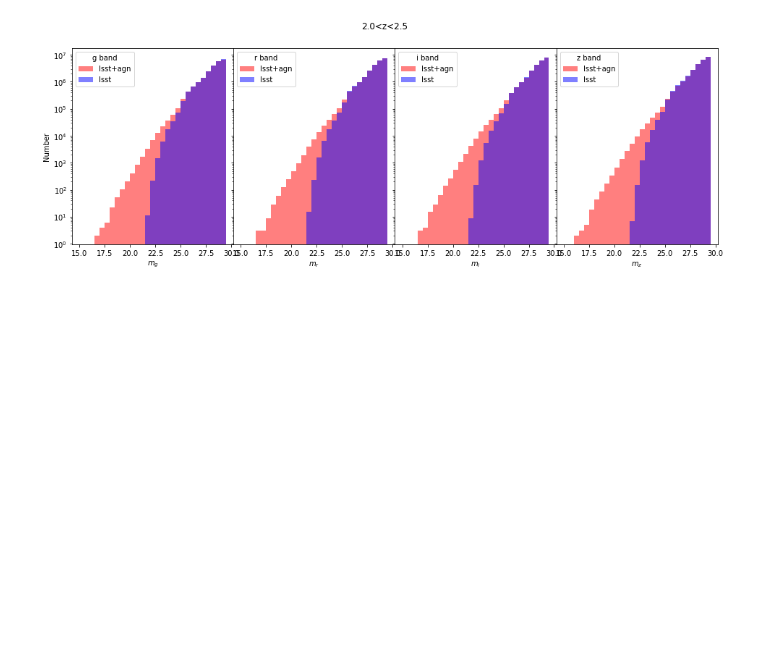
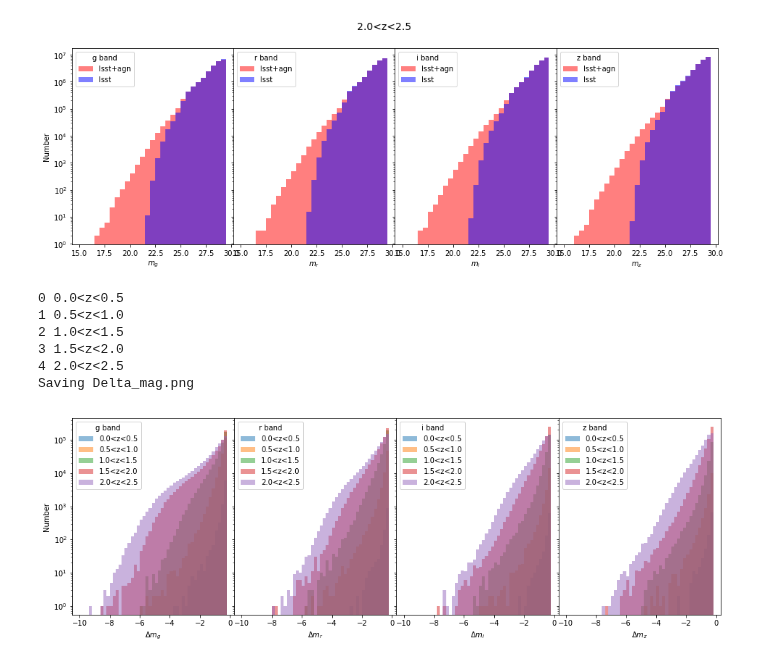
Before and after one commit to LSSTDESC/DC2-analysis, a Jupyter notebook: contributed/agn.ipynb, the cells around one changed output. Cells and saved outputs as stored; diff of their text form; code cells hidden in the pictures; blank space fills up the shorter version.

Commit message:
Updated notebook with Delta_mag distributions

```diff
--- a/contributed/agn.ipynb
+++ b/contributed/agn.ipynb
@@ -222,3 +234,18 @@ Saving mag_2.0<z<2.5.png
 [figure]
 [figure]
 [figure]
+# %%
+fig, ax_all = plt.subplots(1, len(bands), figsize=(16, 5), sharey='row')
+for n, (kz, vz) in enumerate(data_zmasks['dc2'].items()):
+    write = (n==len(data_zmasks['dc2'])-1)
+    print(n, kz)
+    plot_mags(dc2_data, vz, kz, bands, 'mag_{}_lsst', diff=True, ax_all=ax_all, write=write, fig=fig,
+             mlo=-10, mhi=0., dm=0.2)
+# %% [output]
+0 0.0<z<0.5
+1 0.5<z<1.0
+2 1.0<z<1.5
+3 1.5<z<2.0
+4 2.0<z<2.5
+Saving Delta_mag.png
+[figure, added]
```
Also changed, not shown: parts of 4 cells of this notebook.
